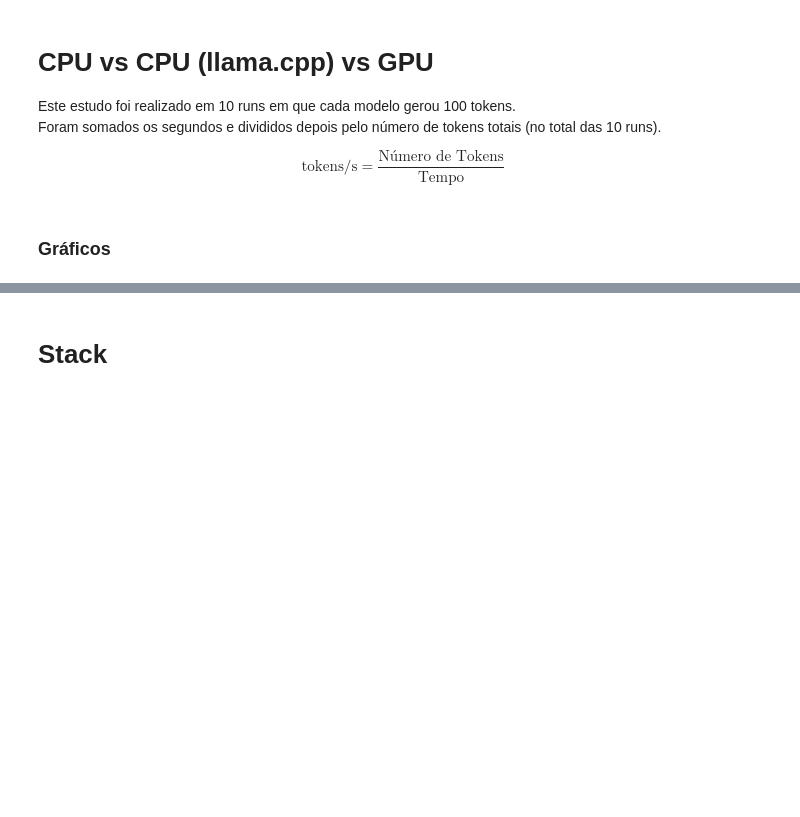
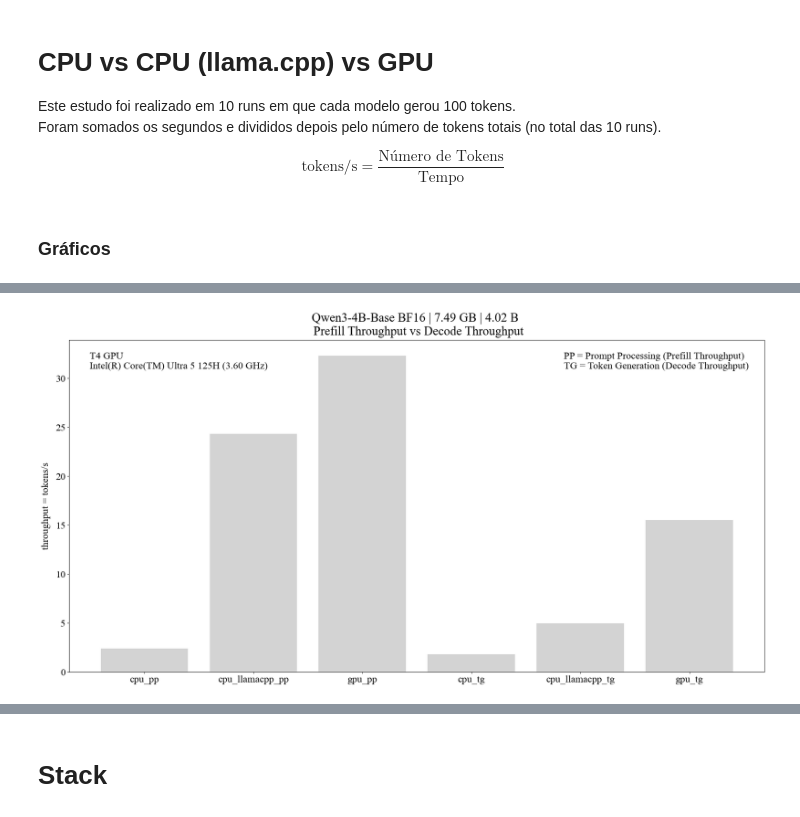
Before and after one commit to Eliezer-Carvalho/IP, a Jupyter notebook: Week 1/main.ipynb, the cells around one changed output, grey strips where cells are left out. Drawn from its saved outputs; the diff is of its cells as text; code cells hidden in the pictures; blank space fills up the shorter version.

```diff
--- a/Week 1/main.ipynb
+++ b/Week 1/main.ipynb
@@ -145,35 +151,38 @@ Em llama.cpp é só correr o comando llama-bench
 # %%
 #Estudo que avalia o modelo Qwen 3 4B Base em vários tipos de Hardware -> CPU, CPU com llama.cpp e GPU
 #PP -> Prompt Processing
 #TP -> Token Processing
 
 QWEN = { #https://github.com/Eliezer-Carvalho
     "cpu_pp": 2.39,
     "cpu_llamacpp_pp": 24.33,
     "gpu_pp": 32.3,
 
     "cpu_tg": 1.79,
     "cpu_llamacpp_tg": 4.95,
     "gpu_tg": 15.5
 }
 
 
 plt.figure (figsize = (25, 12), dpi = 80)
-plt.bar (QWEN.keys(), QWEN.values(), color = "black")
+plt.bar (QWEN.keys(), QWEN.values(), color = "lightgrey")
 
-plt.xticks (size = 15)
-plt.yticks (size = 15)
+plt.xticks (size = 20, fontname = "Times New Roman")
+plt.yticks (size = 20, fontname = "Times New Roman")
 
-plt.ylabel ("tokens/s", size = 15)
+plt.ylabel ("throughput = tokens/s", size = 20, fontname = "Times New Roman", labelpad = 10)
 
-plt.text (-0.5, 32, 'T4 GPU', fontsize = 15)
-plt.text (-0.5, 31, 'Intel(R) Core(TM) Ultra 5 125H (3.60 GHz)', fontsize = 15)
+plt.text (-0.5, 32, 'T4 GPU', fontsize = 20, fontname = "Times New Roman")
+plt.text (-0.5, 31, 'Intel(R) Core(TM) Ultra 5 125H (3.60 GHz)', fontsize = 20, fontname = "Times New Roman")
 
-plt.text (4.75, 32, 'PP = Prompt Processing', fontsize = 15)
-plt.text (4.75, 31, 'TG = Token Generation', fontsize = 15)
+plt.text (3.85, 32, 'PP = Prompt Processing (Prefill Throughput)', fontsize = 20, fontname = "Times New Roman")
+plt.text (3.85, 31, 'TG = Token Generation (Decode Throughput)', fontsize = 20, fontname = "Times New Roman")
 
-plt.title ("Qwen3-4B-Base BF16 | 7.49 GB | 4.02 B", size = 20, pad = 15)
+plt.title ("Qwen3-4B-Base BF16 | 7.49 GB | 4.02 B \n Prefill Throughput vs Decode Throughput", size = 25, pad = 10, fontname = "Times New Roman")
+
 plt.show()
+# %% [output]
+[figure, added]
 # %%
 #Estudo que avalia o modelo Qwen 3 4B Base Quantizado a 4 Bits em vários tipos de Hardware -> CPU com llama.cpp e GPU
 #PP -> Prompt Processing
```
Also changed, not shown: parts of 3 cells of this notebook, 2 other files.
